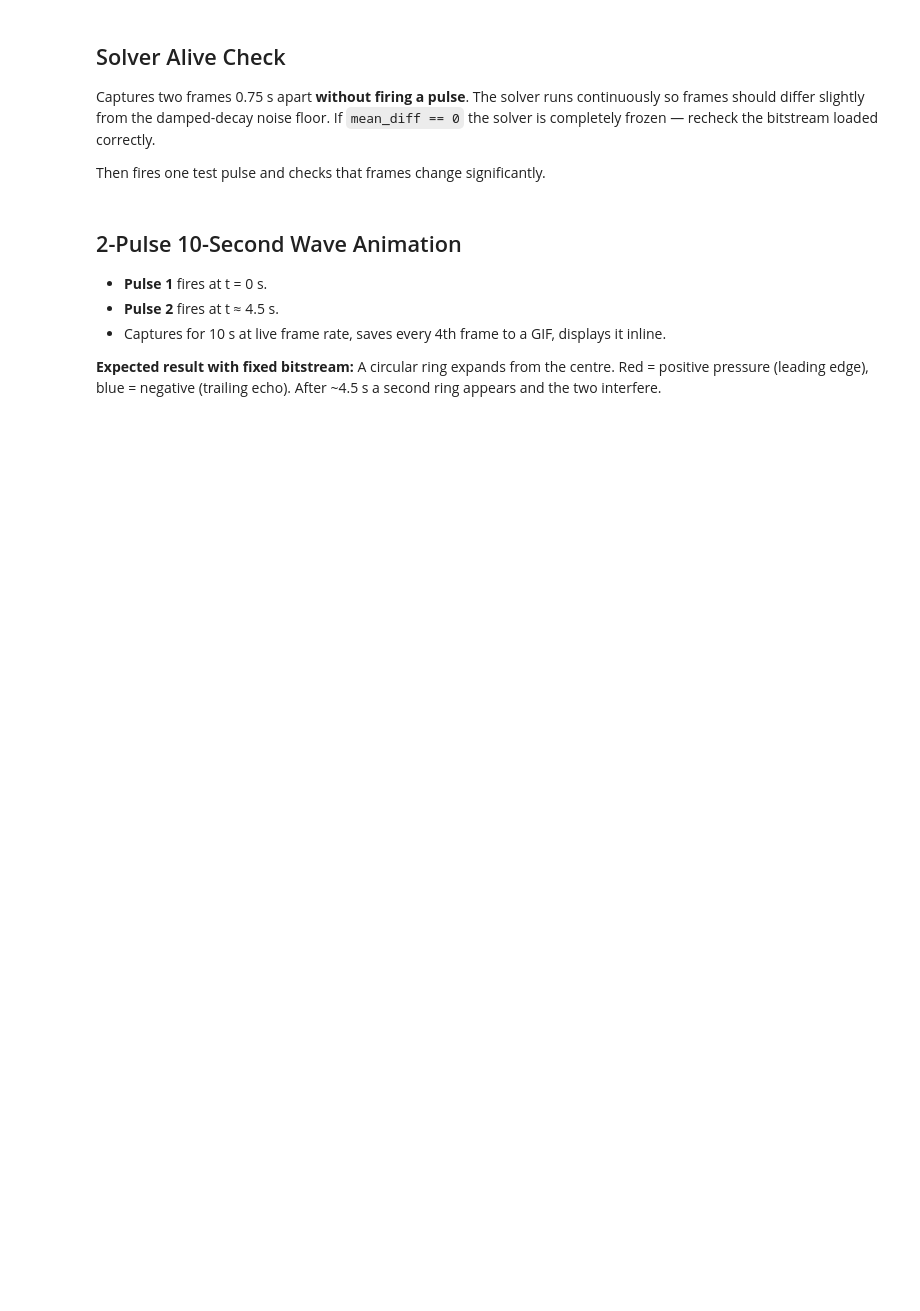
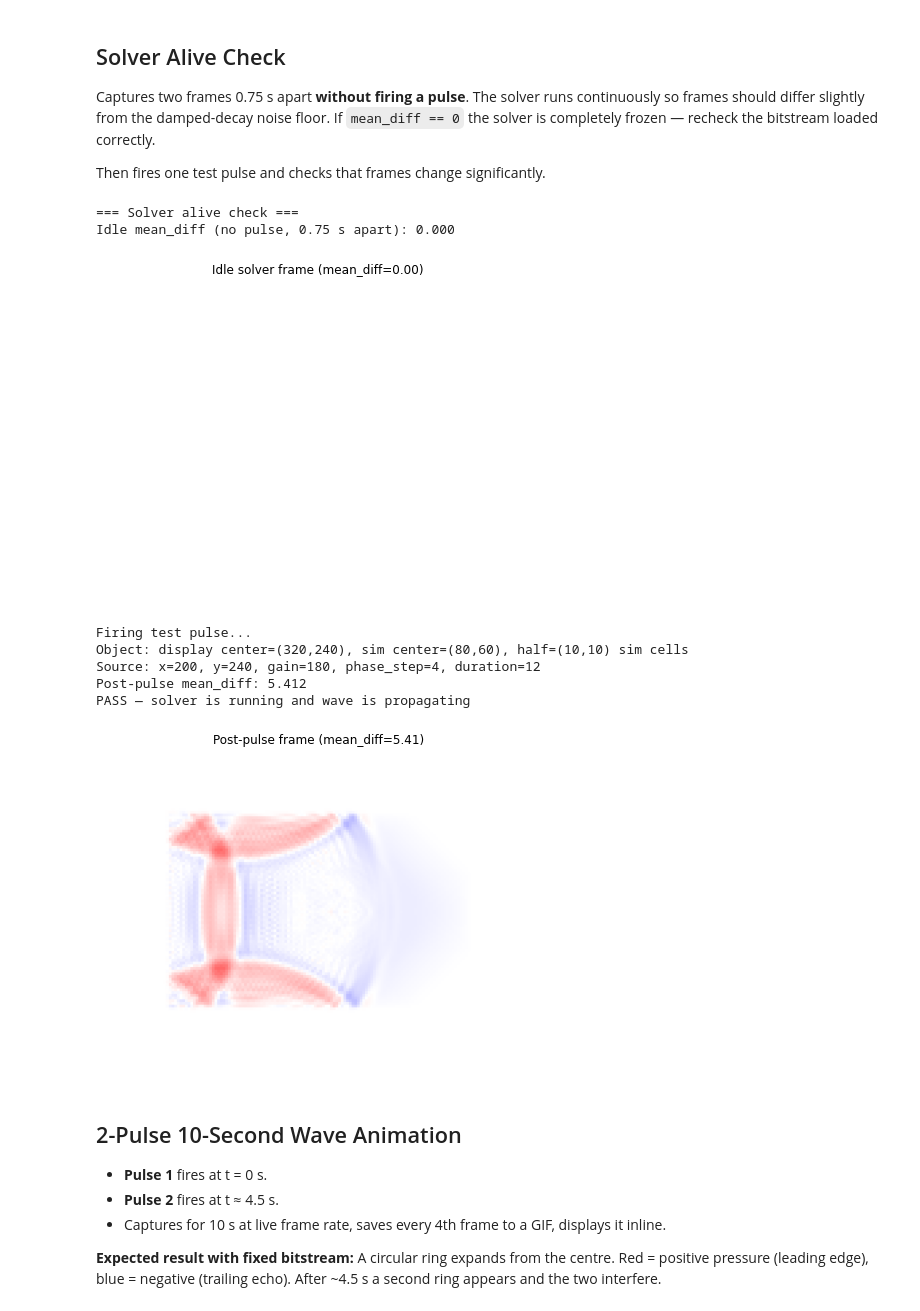
Before and after one commit to limenqi/maths-accelerator, a Jupyter notebook: echovision_wave_demo_q6.ipynb, the cells around one changed output. Cells and saved outputs as stored; diff of their text form; code cells hidden in the pictures; blank space fills up the shorter version.

Commit message:
implemented movable object

```diff
--- a/echovision_wave_demo_q6.ipynb
+++ b/echovision_wave_demo_q6.ipynb
@@ -28,9 +28,11 @@ from pynq import Overlay
 from pynq.lib.video import VideoMode
 
 # ── CONFIGURE THESE ─────────────────────────────────────────────────────────
-SOURCE_FOLDER = '/home/xilinx/jupyter_notebooks/echovision/final_v2'
-BIT_FILE_NAME = 'echovisionfinal_v2.bit'
-HWH_FILE_NAME = 'echovisionfinal_v2.hwh'
+SOURCE_FOLDER = '/home/xilinx/jupyter_notebooks'
+BIT_FILE_NAME = 'base.bit'
+HWH_FILE_NAME = 'base.hwh'
+# BIT_FILE_NAME = 'finalv14.bit'
+# HWH_FILE_NAME = 'finalv14.hwh'
 BPP = 32  # 32-bit one-beat-per-pixel — must match Q6 HDL (was 24 in old notebooks)
 # ────────────────────────────────────────────────────────────────────────────
 
@@ -116,6 +146,16 @@ def configure_wave_source(x=320, y=240, gain=140, phase_step=4, duration=16):
     pixgen.register_map.gp4 = int(gain)
     pixgen.register_map.gp5 = pack_source_control(phase_step, duration)
     print(f'Source: x={x}, y={y}, gain={gain}, phase_step={phase_step}, duration={duration}')
+
+def configure_object(center_x=320, center_y=240, half_w=10, half_h=10, enable=True):
+    ctrl = (1 << 31) if enable else 0
+    pixgen.register_map.gp2 = ctrl | pack_xy(center_x, center_y)
+    pixgen.register_map.gp3 = ((int(half_h) & 0xFF) << 8) | (int(half_w) & 0xFF)
+    print(
+        f'Object: display center=({center_x},{center_y}), '
+        f'sim center=({center_x//4},{center_y//4}), '
+        f'half=({half_w},{half_h}) sim cells'
+    )
 
 def fire_source():
     # Rising edge on gp0[0] triggers one sine burst.
@@ -180,34 +222,45 @@ arr_a = capture_frame()
 time.sleep(0.75)
 arr_b = capture_frame()
 
 idle_diff = np.abs(arr_a.astype(np.int16) - arr_b.astype(np.int16)).mean()
 print(f'Idle mean_diff (no pulse, 0.75 s apart): {idle_diff:.3f}')
 # With a perfectly flat solver this may be near 0 — that is fine at idle.
 # The real test is after firing a pulse below.
 
 show_frame(arr_b, f'Idle solver frame (mean_diff={idle_diff:.2f})')
 save_png(arr_b, 'alive_check_idle.png')
 
 # Fire a test pulse and confirm frame content changes
 print('\nFiring test pulse...')
-configure_wave_source(x=320, y=240, gain=140, phase_step=4, duration=16)
+configure_object(center_x=320, center_y=240, half_w=10, half_h=10)
+configure_wave_source(x=200, y=240, gain=180, phase_step=4, duration=12)
 fire_source()
 time.sleep(0.3)
 
 arr_c = capture_frame()
 time.sleep(0.5)
 arr_d = capture_frame()
 
 pulse_diff = np.abs(arr_c.astype(np.int16) - arr_d.astype(np.int16)).mean()
 print(f'Post-pulse mean_diff: {pulse_diff:.3f}')
 
 if pulse_diff > 0.5:
     print('PASS — solver is running and wave is propagating')
 else:
     print('WARNING — frames barely changing after pulse; check bitstream and VideoMode')
 
 show_frame(arr_d, f'Post-pulse frame (mean_diff={pulse_diff:.2f})')
 save_png(arr_d, 'alive_check_post_pulse.png')
+# %% [output]
+=== Solver alive check ===
+Idle mean_diff (no pulse, 0.75 s apart): 0.000
+[figure, added]
+Firing test pulse...
+Object: display center=(320,240), sim center=(80,60), half=(10,10) sim cells
+Source: x=200, y=240, gain=180, phase_step=4, duration=12
+Post-pulse mean_diff: 5.412
+PASS — solver is running and wave is propagating
+[figure, added]
 # %% [markdown]
 ## 2-Pulse 10-Second Wave Animation
 
```
Also changed, not shown: parts of 6 cells of this notebook, 1 other file.
